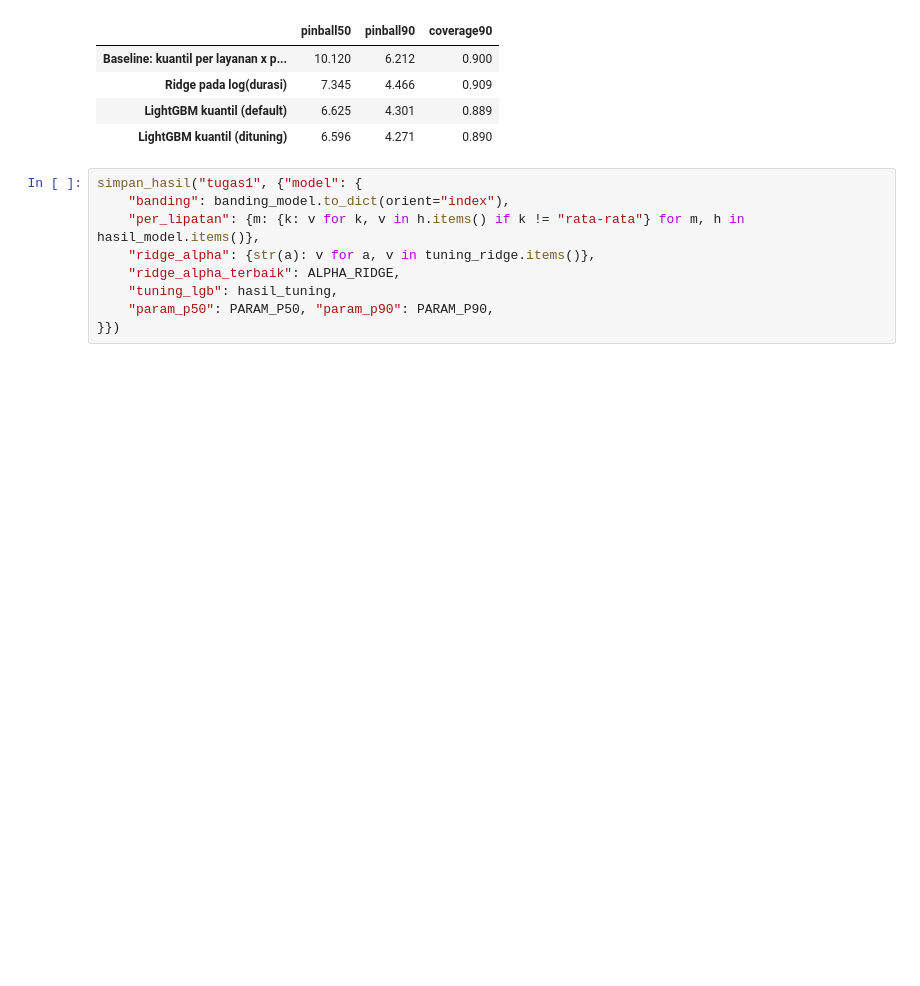
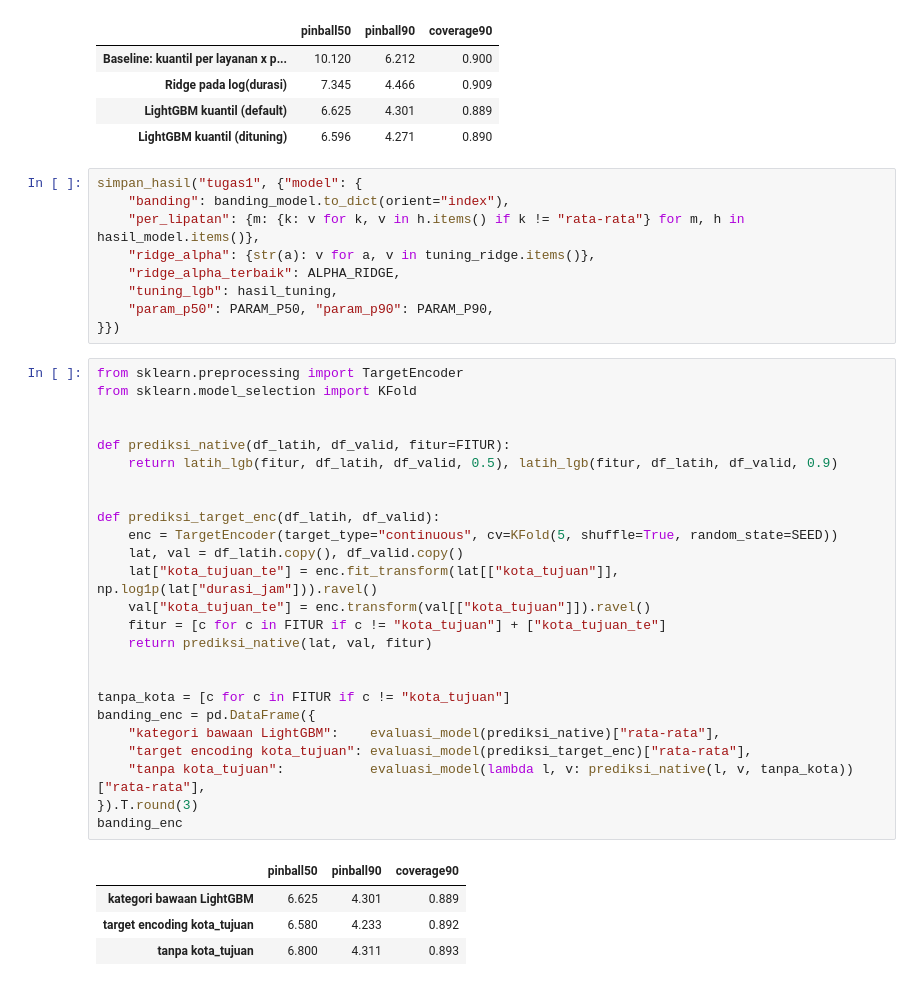
Before and after one commit to sebastianvettel1212/uts-ml, a Jupyter notebook: kode/01_regresi.ipynb, the cells around one changed output. Drawn from its saved outputs; the diff is of its cells as text; blank space fills up the shorter version.

```diff
--- a/kode/01_regresi.ipynb
+++ b/kode/01_regresi.ipynb
@@ -525,3 +525,33 @@ simpan_hasil("tugas1", {"model": {
     "tuning_lgb": hasil_tuning,
     "param_p50": PARAM_P50, "param_p90": PARAM_P90,
 }})
+# %%
+from sklearn.preprocessing import TargetEncoder
+from sklearn.model_selection import KFold
+
+
+def prediksi_native(df_latih, df_valid, fitur=FITUR):
+    return latih_lgb(fitur, df_latih, df_valid, 0.5), latih_lgb(fitur, df_latih, df_valid, 0.9)
+
+
+def prediksi_target_enc(df_latih, df_valid):
+    enc = TargetEncoder(target_type="continuous", cv=KFold(5, shuffle=True, random_state=SEED))
+    lat, val = df_latih.copy(), df_valid.copy()
+    lat["kota_tujuan_te"] = enc.fit_transform(lat[["kota_tujuan"]], np.log1p(lat["durasi_jam"])).ravel()
+    val["kota_tujuan_te"] = enc.transform(val[["kota_tujuan"]]).ravel()
+    fitur = [c for c in FITUR if c != "kota_tujuan"] + ["kota_tujuan_te"]
+    return prediksi_native(lat, val, fitur)
+
+
+tanpa_kota = [c for c in FITUR if c != "kota_tujuan"]
+banding_enc = pd.DataFrame({
+    "kategori bawaan LightGBM":    evaluasi_model(prediksi_native)["rata-rata"],
+    "target encoding kota_tujuan": evaluasi_model(prediksi_target_enc)["rata-rata"],
+    "tanpa kota_tujuan":           evaluasi_model(lambda l, v: prediksi_native(l, v, tanpa_kota))["rata-rata"],
+}).T.round(3)
+banding_enc
+# %% [output]
+|  | pinball50 | pinball90 | coverage90 |
+| kategori bawaan LightGBM | 6.625 | 4.301 | 0.889 |
+| target encoding kota_tujuan | 6.580 | 4.233 | 0.892 |
+| tanpa kota_tujuan | 6.800 | 4.311 | 0.893 |
```
Also changed, not shown: parts of 3 cells of this notebook, 1 other file.
